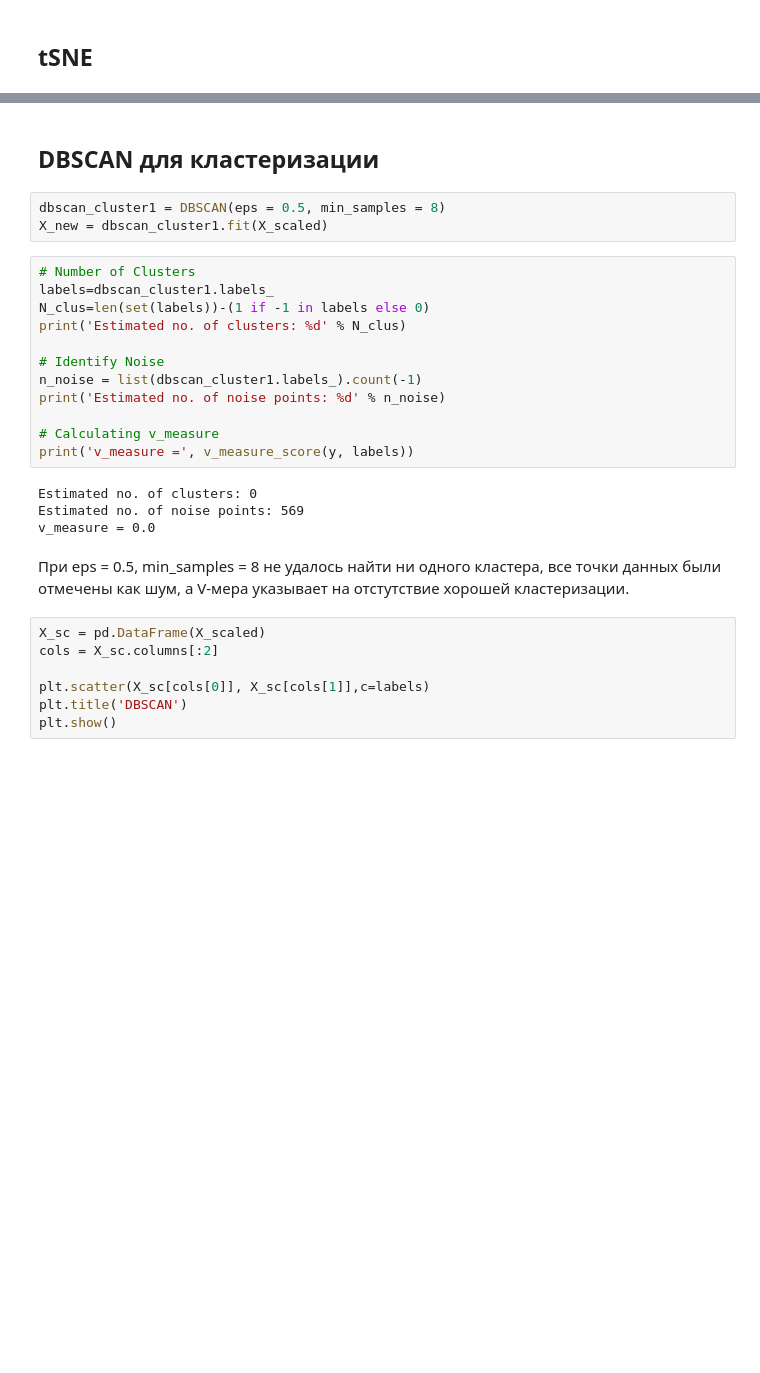
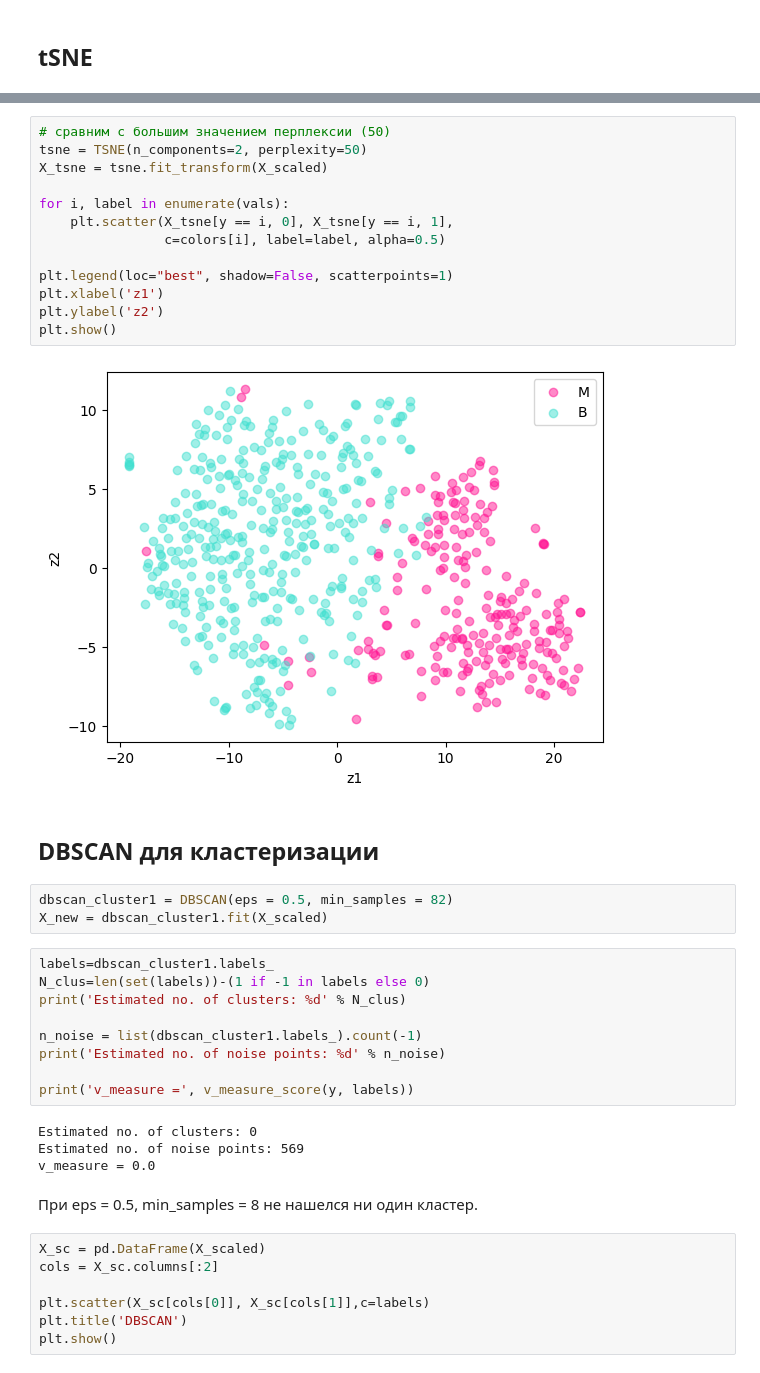
Before and after one commit to aubergeeen/ML-Labs, a Jupyter notebook: Лаба_6_Понижение_размерности.ipynb, the cells around one changed output, grey strips where cells are left out. Saved outputs shown, nothing was run; the diff lists cells and outputs as text; blank space fills up the shorter version.

```diff
--- a/Лаба_6_Понижение_размерности.ipynb
+++ b/Лаба_6_Понижение_размерности.ipynb
@@ -204,26 +231,38 @@ plt.show()
+# %%
+# сравним с большим значением перплексии (50)
+tsne = TSNE(n_components=2, perplexity=50)
+X_tsne = tsne.fit_transform(X_scaled)
+
+for i, label in enumerate(vals):
+    plt.scatter(X_tsne[y == i, 0], X_tsne[y == i, 1],
+                c=colors[i], label=label, alpha=0.5)
+
+plt.legend(loc="best", shadow=False, scatterpoints=1)
+plt.xlabel('z1')
+plt.ylabel('z2')
+plt.show()
+# %% [output]
+[figure, added]
 # %% [markdown]
 ## DBSCAN для кластеризации
 # %%
-dbscan_cluster1 = DBSCAN(eps = 0.5, min_samples = 8)
+dbscan_cluster1 = DBSCAN(eps = 0.5, min_samples = 82)
 X_new = dbscan_cluster1.fit(X_scaled)
 # %%
-# Number of Clusters
 labels=dbscan_cluster1.labels_
 N_clus=len(set(labels))-(1 if -1 in labels else 0)
 print('Estimated no. of clusters: %d' % N_clus)
 
-# Identify Noise
 n_noise = list(dbscan_cluster1.labels_).count(-1)
 print('Estimated no. of noise points: %d' % n_noise)
 
-# Calculating v_measure
 print('v_measure =', v_measure_score(y, labels))
 # %% [output]
 Estimated no. of clusters: 0
 Estimated no. of noise points: 569
 v_measure = 0.0
-# %% [markdown]
-При eps = 0.5, min_samples = 8 не удалось найти ни одного кластера, все точки данных были отмечены как шум, а V-мера указывает на отстутствие хорошей кластеризации.
+# %% [markdown]
+При eps = 0.5, min_samples = 8 не нашелся ни один кластер.
 # %%
 X_sc = pd.DataFrame(X_scaled)
 cols = X_sc.columns[:2]
```
Also changed, not shown: parts of 12 cells of this notebook.
